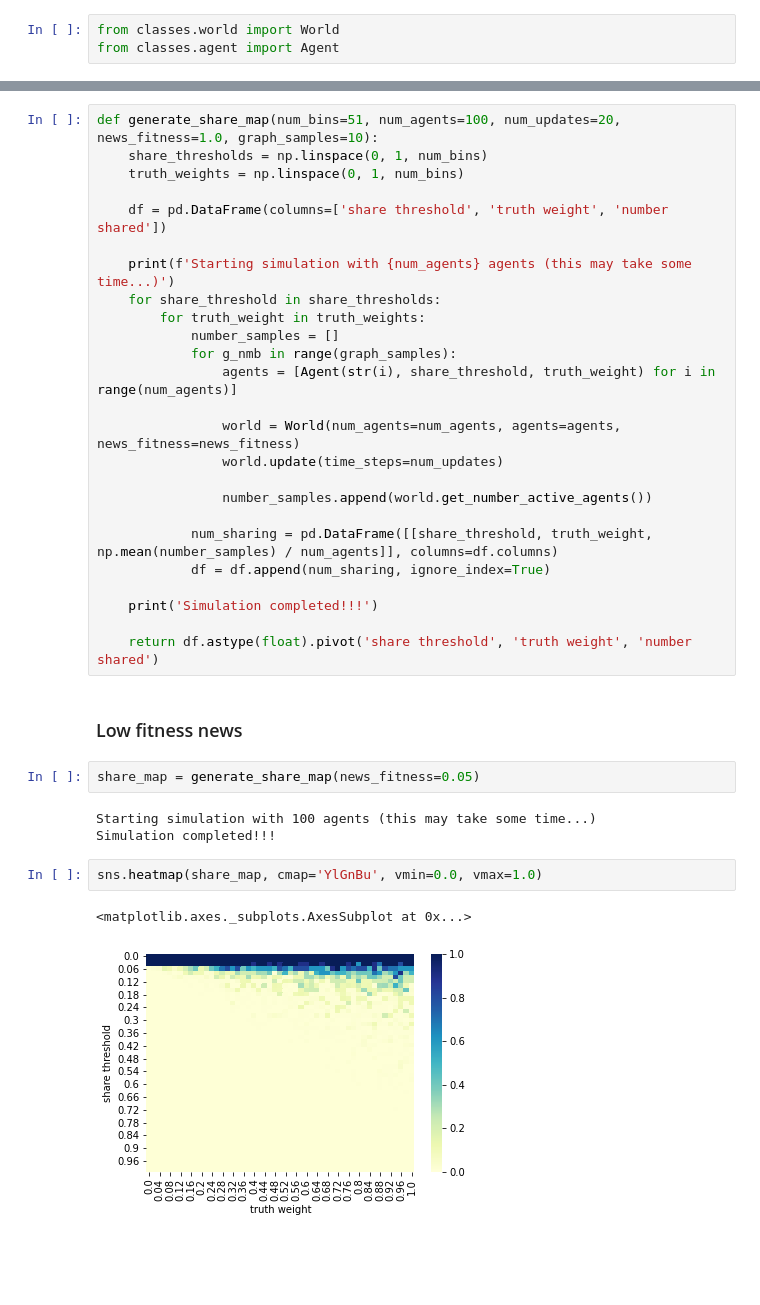
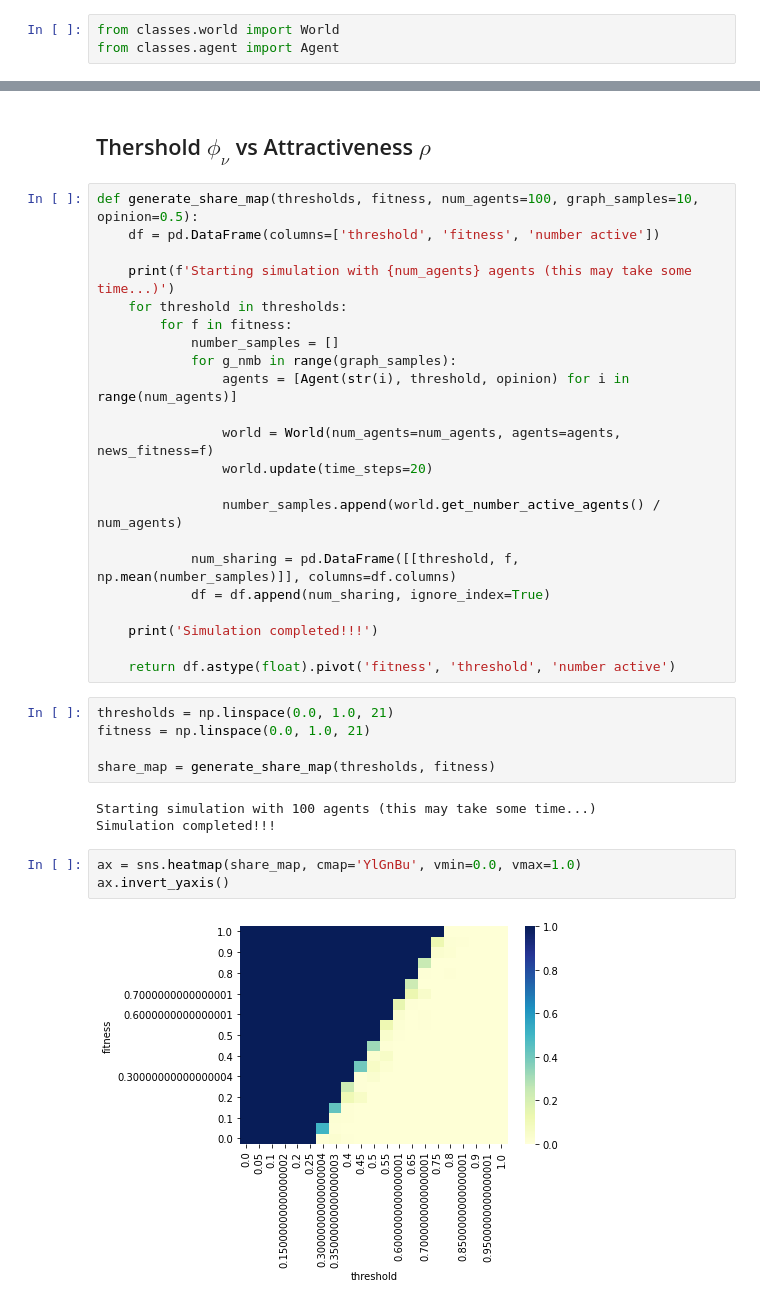
Before and after one commit to andreamusso96/ComplexSystemsProject, a Jupyter notebook: code/notebooks/agent_phase_diagram.ipynb, the cells around one changed output, grey strips where cells are left out. Drawn from its saved outputs; the diff is of its cells as text; blank space fills up the shorter version.

Commit message:
Update notebook for agent parameter / news fitenss experiments

```diff
--- a/code/notebooks/agent_phase_diagram.ipynb
+++ b/code/notebooks/agent_phase_diagram.ipynb
@@ -31,37 +31,37 @@ Define function which generates a matrix with percentages of how many agents sha
+# %% [markdown]
+## Thershold $\phi_{\nu}$ vs Attractiveness $\rho$
 # %%
-def generate_share_map(num_bins=51, num_agents=100, num_updates=20, news_fitness=1.0, graph_samples=10):
-    share_thresholds = np.linspace(0, 1, num_bins)
-    truth_weights = np.linspace(0, 1, num_bins)
-
-    df = pd.DataFrame(columns=['share threshold', 'truth weight', 'number shared'])
+def generate_share_map(thresholds, fitness, num_agents=100, graph_samples=10, opinion=0.5):
+    df = pd.DataFrame(columns=['threshold', 'fitness', 'number active'])
 
     print(f'Starting simulation with {num_agents} agents (this may take some time...)')
-    for share_threshold in share_thresholds:
-        for truth_weight in truth_weights:
+    for threshold in thresholds:
+        for f in fitness:
             number_samples = []
             for g_nmb in range(graph_samples):
-                agents = [Agent(str(i), share_threshold, truth_weight) for i in range(num_agents)]
+                agents = [Agent(str(i), threshold, opinion) for i in range(num_agents)]
 
-                world = World(num_agents=num_agents, agents=agents, news_fitness=news_fitness)
-                world.update(time_steps=num_updates)
+                world = World(num_agents=num_agents, agents=agents, news_fitness=f)
+                world.update(time_steps=20)
 
-                number_samples.append(world.get_number_active_agents())
+                number_samples.append(world.get_number_active_agents() / num_agents)
 
-            num_sharing = pd.DataFrame([[share_threshold, truth_weight, np.mean(number_samples) / num_agents]], columns=df.columns)
+            num_sharing = pd.DataFrame([[threshold, f, np.mean(number_samples)]], columns=df.columns)
             df = df.append(num_sharing, ignore_index=True)
 
     print('Simulation completed!!!')
 
-    return df.astype(float).pivot('share threshold', 'truth weight', 'number shared')
+    return df.astype(float).pivot('fitness', 'threshold', 'number active')
-# %% [markdown]
-### Low fitness news
-# %%
-share_map = generate_share_map(news_fitness=0.05)
-# %% [output]
-Starting simulation with 100 agents (this may take some time...)
-Simulation completed!!!
+# %%
+thresholds = np.linspace(0.0, 1.0, 21)
+fitness = np.linspace(0.0, 1.0, 21)
+
+share_map = generate_share_map(thresholds, fitness)
+# %% [output]
+Starting simulation with 100 agents (this may take some time...)
+Simulation completed!!!
 # %%
-sns.heatmap(share_map, cmap='YlGnBu', vmin=0.0, vmax=1.0)
+ax = sns.heatmap(share_map, cmap='YlGnBu', vmin=0.0, vmax=1.0)
+ax.invert_yaxis()
 # %% [output]
-<matplotlib.axes._subplots.AxesSubplot at 0x...>
-[figure, old version]
+[figure, new version]
```
Also changed, not shown: parts of 12 cells of this notebook.
